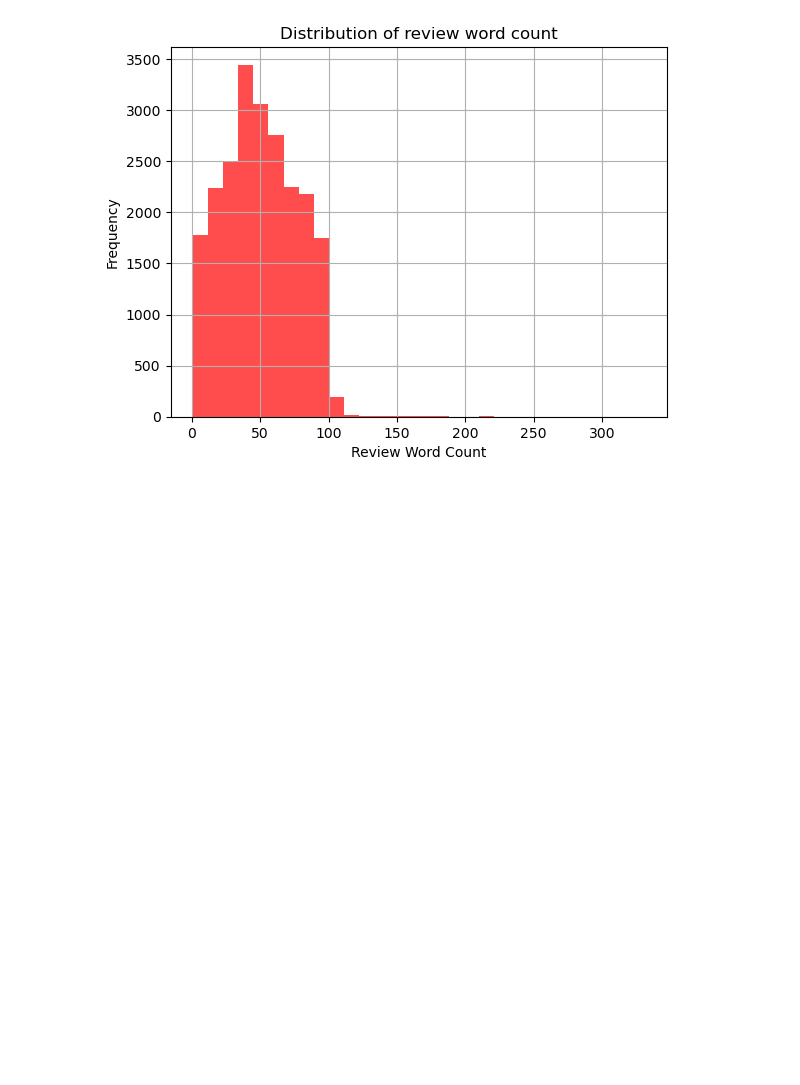
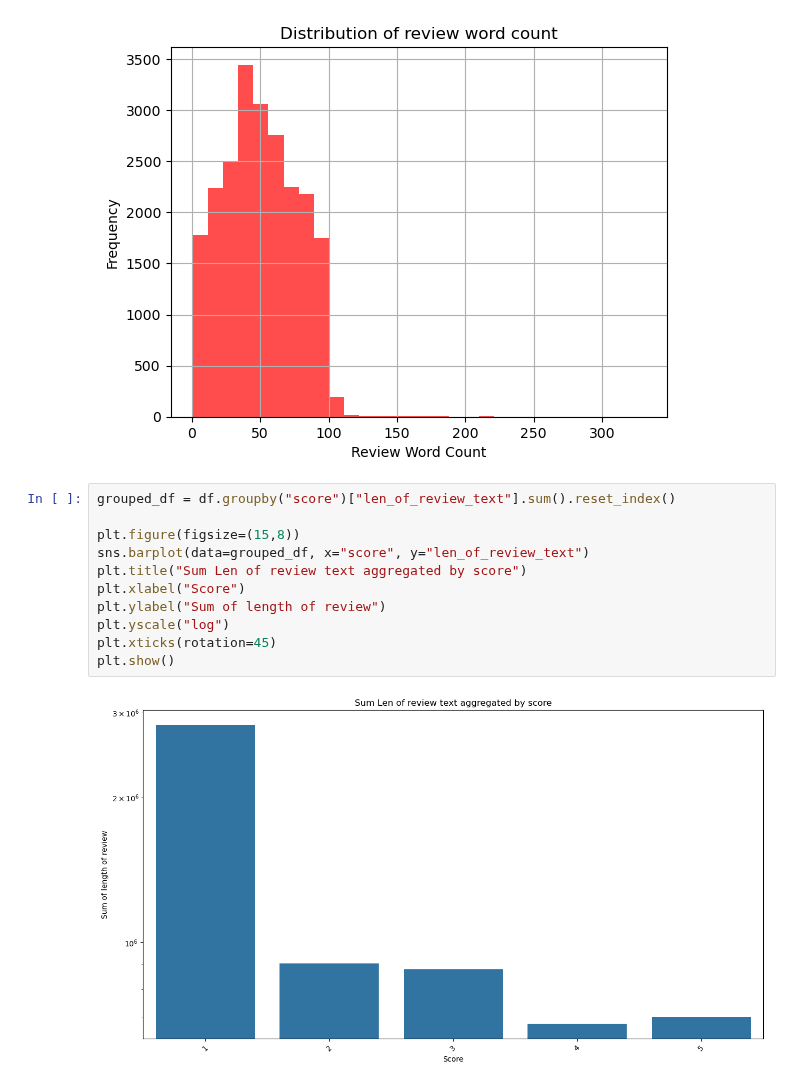
Before and after one commit to MaukanMir/Netflix-Sentiment-Analysis, a Jupyter notebook: training.ipynb, the cells around one changed output. Drawn from its saved outputs; the diff is of its cells as text; blank space fills up the shorter version.

```diff
--- a/training.ipynb
+++ b/training.ipynb
@@ -171,3 +171,16 @@ plt.ylabel("Frequency")
 plt.show()
 # %% [output]
 [figure]
+# %%
+grouped_df = df.groupby("score")["len_of_review_text"].sum().reset_index()
+
+plt.figure(figsize=(15,8))
+sns.barplot(data=grouped_df, x="score", y="len_of_review_text")
+plt.title("Sum Len of review text aggregated by score")
+plt.xlabel("Score")
+plt.ylabel("Sum of length of review")
+plt.yscale("log")
+plt.xticks(rotation=45)
+plt.show()
+# %% [output]
+[figure, added]
```
